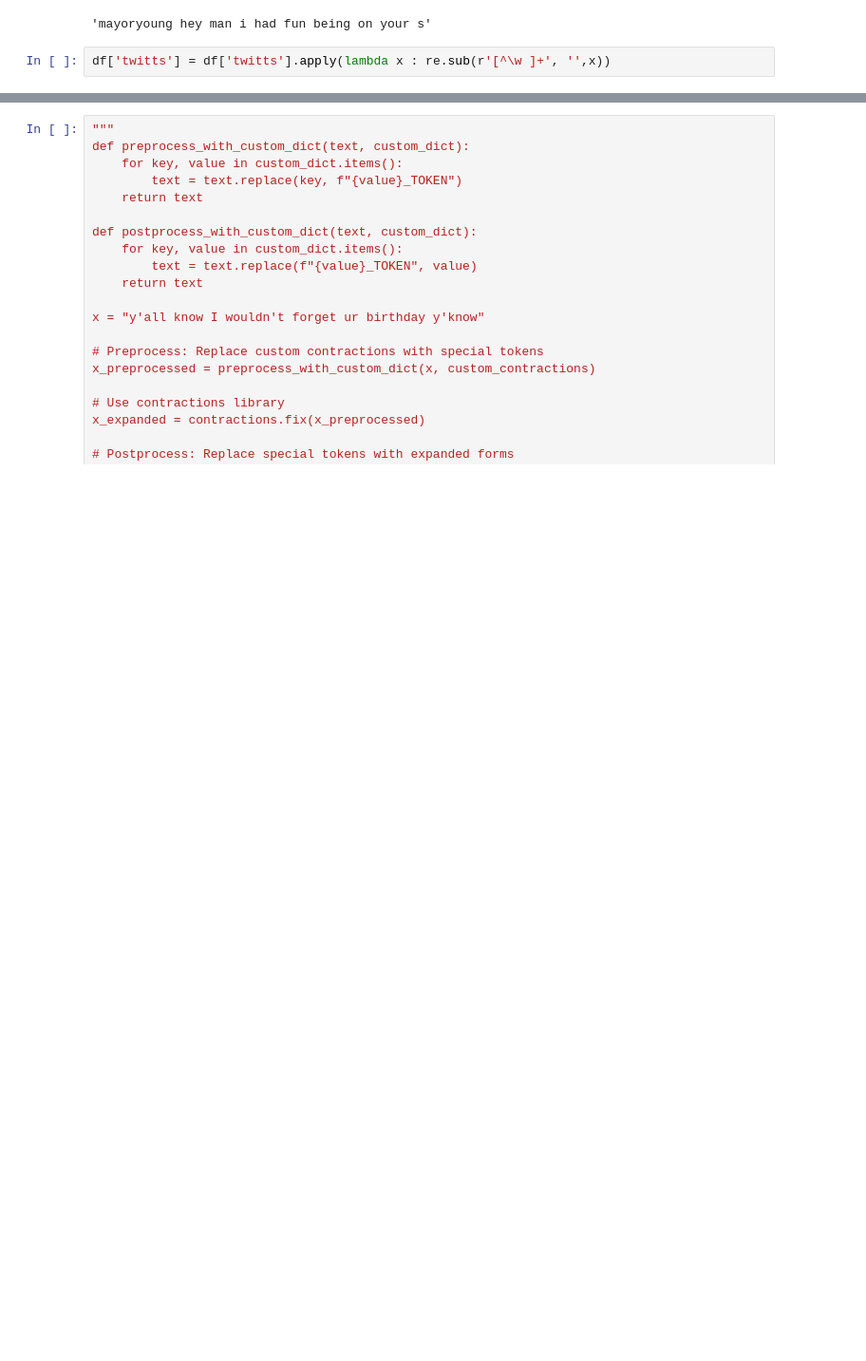
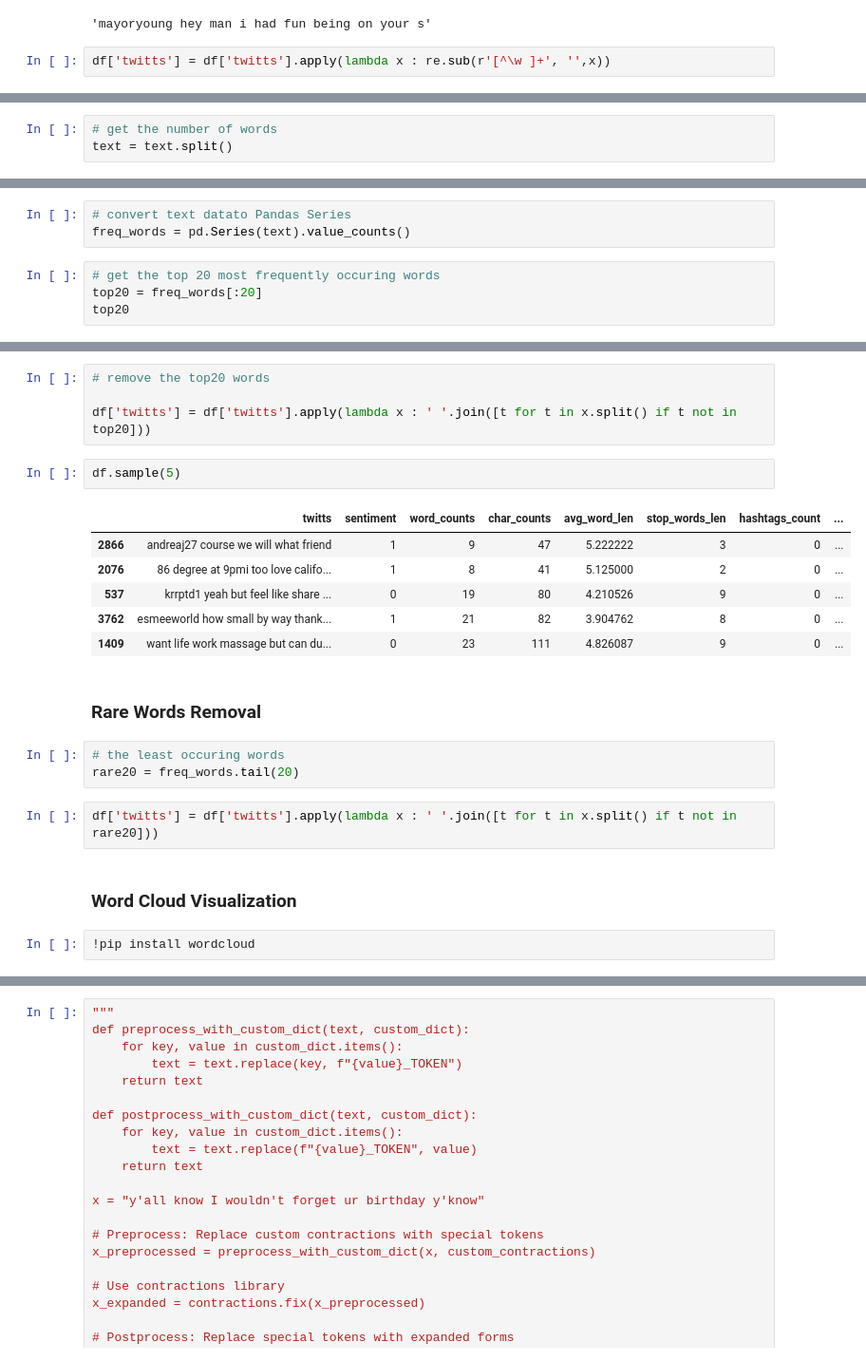
Before and after one commit to luch91/NLP-Text-Cleaning-and-Processing, a Jupyter notebook: cleaning_preproc.ipynb, the cells around one changed output, grey strips where cells are left out. Shown at 95% size. Drawn from its saved outputs; the diff is of its cells as text; blank space fills up the shorter version.

```diff
--- a/cleaning_preproc.ipynb
+++ b/cleaning_preproc.ipynb
@@ -575,0 +689,3 @@ df['twitts'] = df['twitts'].apply(lambda x : re.sub(r'[^\w ]+', '',x))
+# %%
+# get the number of words
+text = text.split()
@@ -575,0 +696,7 @@ df['twitts'] = df['twitts'].apply(lambda x : re.sub(r'[^\w ]+', '',x))
+# %%
+# convert text datato Pandas Series
+freq_words = pd.Series(text).value_counts()
+# %%
+# get the top 20 most frequently occuring words
+top20 = freq_words[:20]
+top20
@@ -576,3 +721,27 @@ df['twitts'] = df['twitts'].apply(lambda x : re.sub(r'[^\w ]+', '',x))
+# %%
+# remove the top20 words
+
+df['twitts'] = df['twitts'].apply(lambda x : ' '.join([t for t in x.split() if t not in top20]))
+# %%
+df.sample(5)
+# %% [output]
+|  | twitts | sentiment | word_counts | char_counts | avg_word_len | stop_words_len | hashtags_count | ... |
+| 2866 | andreaj27 course we will what friend | 1 | 9 | 47 | 5.222222 | 3 | 0 | ... |
+| 2076 | 86 degree at 9pmi too love califo... | 1 | 8 | 41 | 5.125000 | 2 | 0 | ... |
+| 537 | krrptd1 yeah but feel like share ... | 0 | 19 | 80 | 4.210526 | 9 | 0 | ... |
+| 3762 | esmeeworld how small by way thank... | 1 | 21 | 82 | 3.904762 | 8 | 0 | ... |
+| 1409 | want life work massage but can du... | 0 | 23 | 111 | 4.826087 | 9 | 0 | ... |
+# %% [markdown]
+### Rare Words Removal
+# %%
+# the least occuring words
+rare20 = freq_words.tail(20)
+# %%
+df['twitts'] = df['twitts'].apply(lambda x : ' '.join([t for t in x.split() if t not in rare20]))
+# %% [markdown]
+### Word Cloud Visualization
+# %%
+!pip install wordcloud
 # %%
 """
 def cont_to_exp(x):
```
Also changed, not shown: parts of 53 cells of this notebook.
